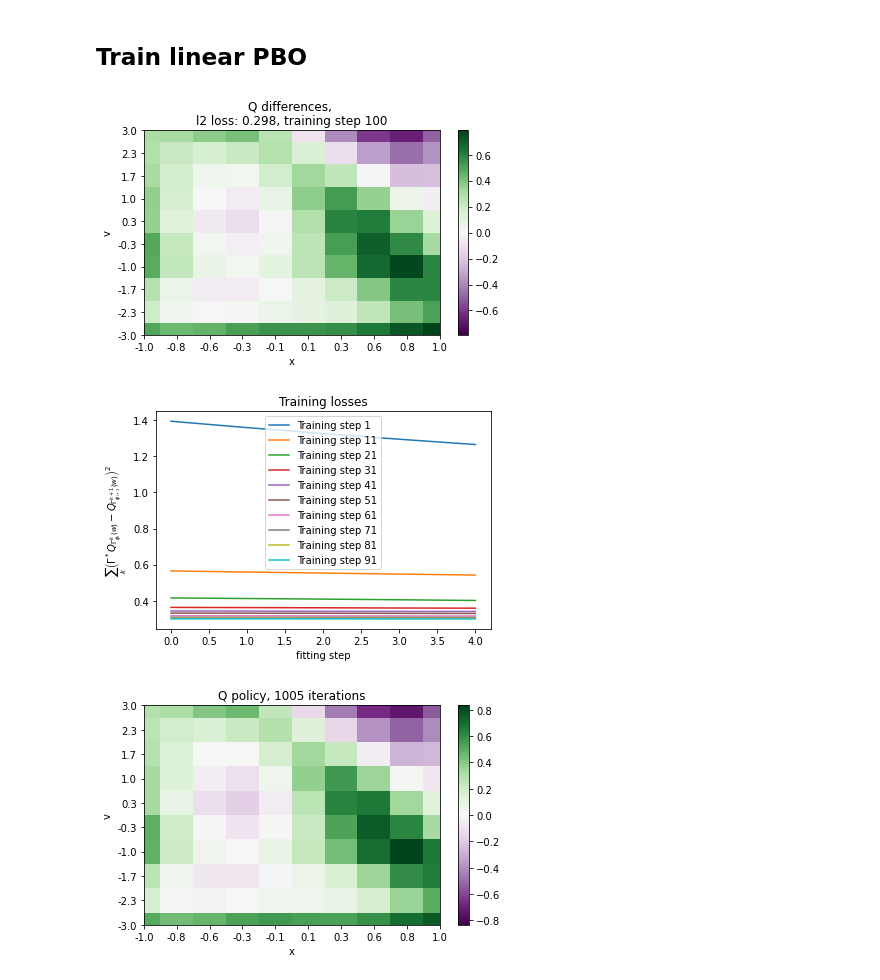
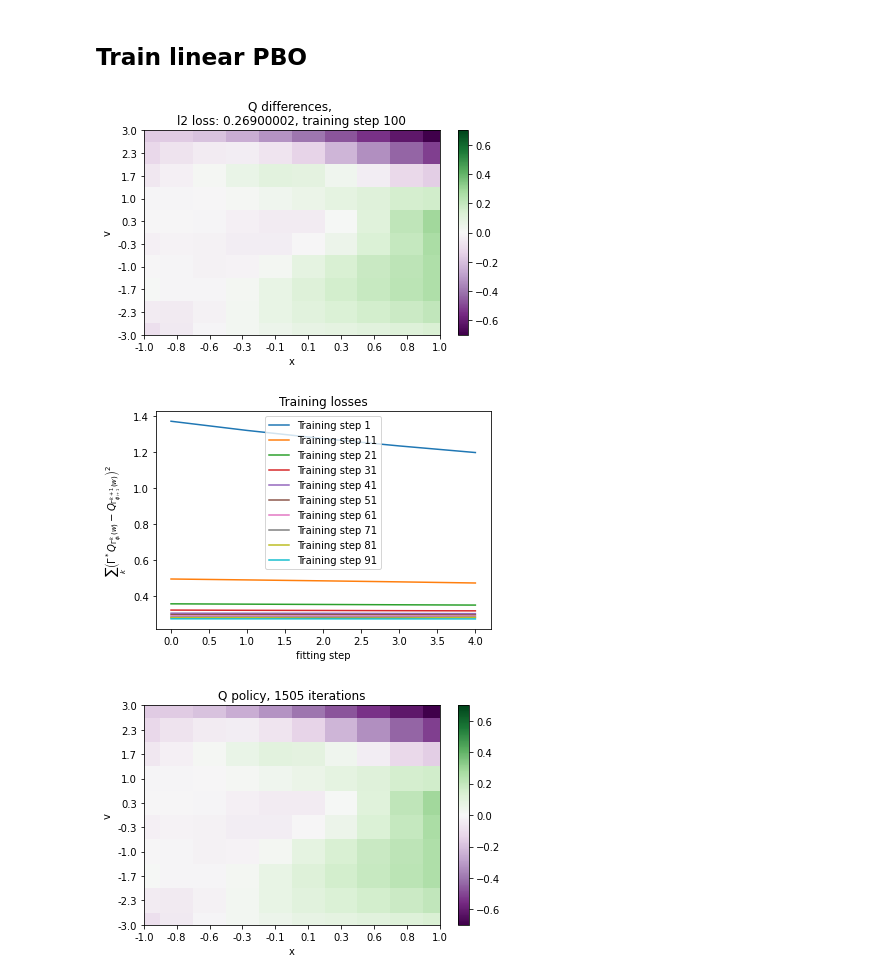
Before and after one commit to theovincent/PBO, a Jupyter notebook: pbo_car_on_hill.ipynb, the cells around one changed output. Saved outputs shown, nothing was run; the diff lists cells and outputs as text; code cells hidden in the pictures.

```diff
--- a/pbo_car_on_hill.ipynb
+++ b/pbo_car_on_hill.ipynb
@@ -206,3 +231,0 @@ q_visu_mesh.show("Optimal Q differences", xlabel="x", ylabel="v")
-# %%
-q_visu_mesh.set_values((optimal_diff_q > 0).astype(float))
-q_visu_mesh.show("Optimal Q policy", xlabel="x", ylabel="v")
@@ -249,7 +270,7 @@ for bellman_iteration in range(max_bellman_iterations):
 
         l2_losses[bellman_iteration, step] = cumulative_l2_loss
 
-    diff_q = env.diff_q_mesh(q, states_x, states_v)
+    diff_q = env.diff_q_mesh(q, states_x_visu, states_v_visu)
 
     q_visu_mesh.set_values(diff_q)
     q_visu_mesh.show(f"Q differences, \nl2 loss: {str(jnp.round(cumulative_l2_loss, 3))}, iteration {bellman_iteration + 1}", xlabel="x", ylabel="v")
@@ -270,5 +291,5 @@ plt.show()
 # %%
-diff_q = env.diff_q_mesh(q, states_x, states_v)
+diff_q = env.diff_q_mesh(q, states_x_visu, states_v_visu)
 
 q_visu_mesh.set_values((diff_q > 0).astype(float))
 q_visu_mesh.show("Q policy", xlabel="x", ylabel="v")
@@ -277,4 +298,4 @@ q_visu_mesh.show("Q policy", xlabel="x", ylabel="v")
 # %%
-q_visu_mesh.set_values(optimal_diff_q - diff_q)
+q_visu_mesh.set_values(best_diff_q - diff_q)
 q_visu_mesh.show(f"Optimal Q differences - Q differences,\nIf high, Q should go more confident to go to the right.", xlabel="x", ylabel="v")
 # %% [output]
@@ -355,42 +376,39 @@ for training_step in range(training_steps):
     # pbo.reset_optimizer()
 
     for fitting_step in range(fitting_steps):
         cumulative_l2_loss = 0
 
         data_loader_weights.shuffle()
         for batch_weights in data_loader_weights:
             data_loader_samples.shuffle()
             for batch_samples in data_loader_samples:
                 pbo.params, pbo.optimizer_state, l2_loss = pbo.learn_on_batch(
                     pbo.params, params_target, pbo.optimizer_state, batch_weights, batch_samples, importance_iteration
                 )
                 cumulative_l2_loss += l2_loss
 
         l2_losses[training_step, fitting_step] = cumulative_l2_loss
 
-    q_weight = validation_initial_weight
-    for _ in range(max_bellman_iterations + 100):
-        q_weight = pbo(pbo.params, q_weight)
-    q_pbo.params = q.to_params(q_weight)
-    diff_q_pbo = env.diff_q_mesh(q_pbo, states_x, states_v)
+    q_pbo.params = q.to_params(pbo.fixed_point(pbo.params))
+    diff_q_pbo = env.diff_q_mesh(q_pbo, states_x_visu, states_v_visu)
 
     q_visu_mesh.set_values(diff_q_pbo)
     q_visu_mesh.show(f"Q differences, \nl2 loss: {str(jnp.round(cumulative_l2_loss, 3))}, training step {training_step + 1}", xlabel="x", ylabel="v")
 
 
 for training_step in range(0, training_steps, 10):
     plt.plot(l2_losses[training_step], label=f"Training step {training_step + 1}")
 
 plt.legend()
 plt.xlabel("fitting step")
 plt.ylabel(r"$\sum_{k} \left(\Gamma^*Q_{\Gamma_{\phi_i}^k(w)} - Q_{\Gamma_{\phi_{i + 1}}^{k + 1}(w)} \right)^2$")
 plt.title("Training losses")
 plt.show()
 # %% [output]
-[figure, old version]
+[figure, new version]
-[figure, old version]
+[figure, new version]
 # %%
-test_bellman_iterations = max_bellman_iterations + 1000
+test_bellman_iterations = max_bellman_iterations + 1500
 
 q_weight = validation_initial_weight
 for _ in range(test_bellman_iterations):
@@ -399,14 +417,14 @@ q_pbo.params = q_pbo.to_params(q_weight)
 
 q_pbo.params = q_pbo.to_params(pbo.fixed_point(pbo.params))
 
-diff_q_pbo = env.diff_q_mesh(q_pbo, states_x, states_v)
+diff_q_pbo = env.diff_q_mesh(q_pbo, states_x_visu, states_v_visu)
 
-q_visu_mesh = TwoDimesionsMesh(states_x, states_v, sleeping_time=0, axis_equal=False, zero_centered=True)
+q_visu_mesh = TwoDimesionsMesh(states_x_visu, states_v_visu, sleeping_time=0, axis_equal=False, zero_centered=True)
 
 q_visu_mesh.set_values(diff_q_pbo)
 q_visu_mesh.show(f"Q policy, {test_bellman_iterations} iterations", xlabel="x", ylabel="v")
 # %% [output]
-[figure, old version]
+[figure, new version]
 # %%
 q_visu_mesh.set_values((diff_q_pbo > 0).astype(float))
 q_visu_mesh.show(f"Q policy, {test_bellman_iterations} iterations", xlabel="x", ylabel="v")
```
Also changed, not shown: parts of 20 cells of this notebook, 5 other files.
